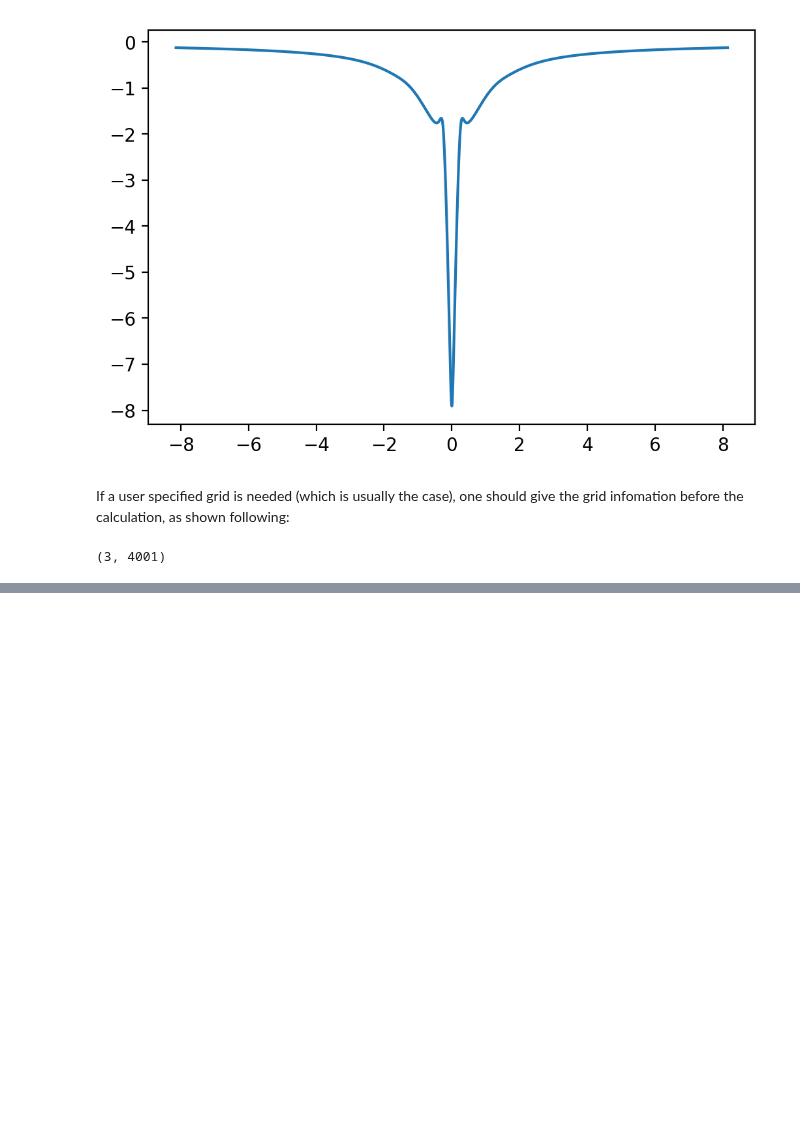
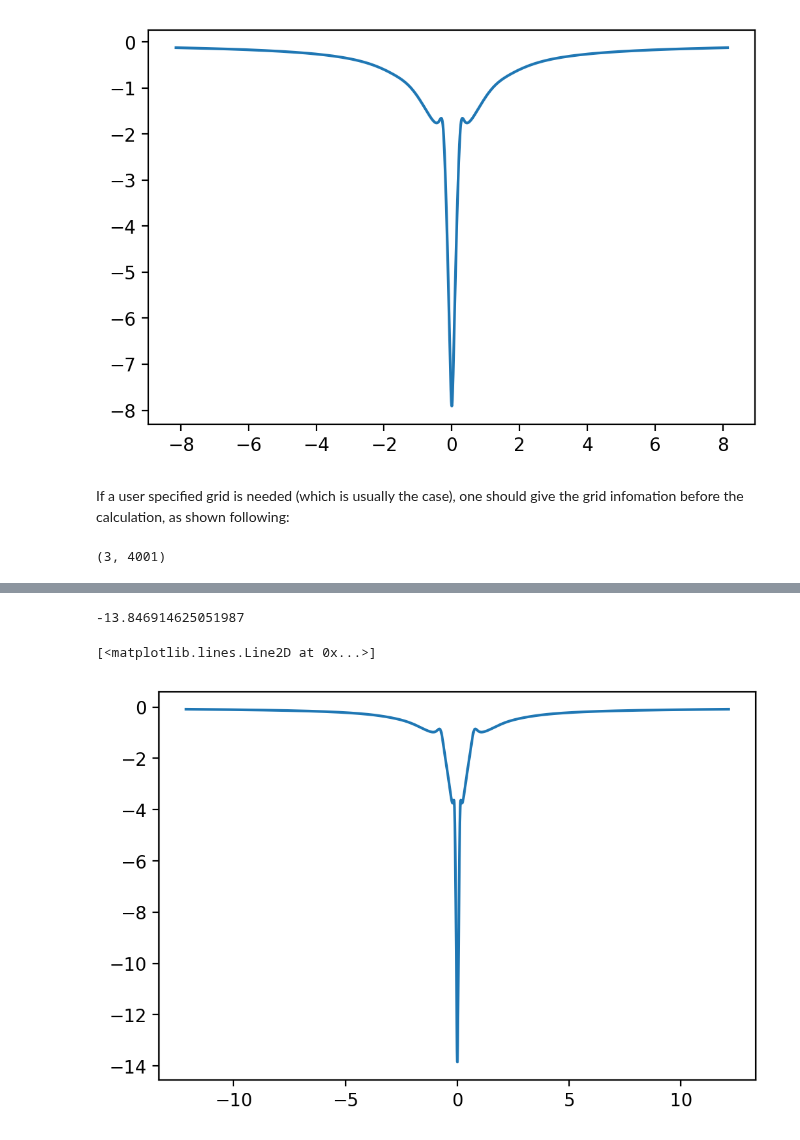
Before and after one commit to wasserman-group/n2v_examples, a Jupyter notebook: mRKS/Nobel_Gas.ipynb, the cells around one changed output, grey strips where cells are left out. Cells and saved outputs as stored; diff of their text form; code cells hidden in the pictures; blank space fills up the shorter version.

```diff
--- a/mRKS/Nobel_Gas.ipynb
+++ b/mRKS/Nobel_Gas.ipynb
@@ -121,0 +122,21 @@ ine.grid.vxc.min()
+# %%
+Ar = psi4.geometry(
+"""
+Ar
+noreorient
+nocom
+units bohr
+symmetry c1
+""" )
+
+psi4.set_options({"reference" : "rhf",
+                  "opdm": True,
+                  "tpdm": True,
+                  'DFT_SPHERICAL_POINTS': 110,  # Usually specify the DFT spherical grid is highly recommended.
+                  'DFT_RADIAL_POINTS': 210,  # See [https://psicode.org/psi4manual/master/dft.html] for options.
+                 })  # Spin-Restricted
+
+# IMPORTANT NOTE: ONLY psi4.CIWavefunction or RHF is supported.
+wfn = psi4.properties("detci/cc-pcvdz", return_wfn=True, molecule=Ar, properties=["dipole"])[1]
+
+iar = n2v.Inverter(wfn)
@@ -121,0 +163,17 @@ ine.grid.vxc.min()
+# %%
+x,y,z,_ = iar.Vpot.get_np_xyzw()
+
+mask = np.bitwise_and(np.isclose(y, 0), np.isclose(z,0))
+order = np.argsort(x[mask])
+
+x_plot = x[mask][order]
+vxc_plot = iar.grid.vxc[mask][order]
+np.min(vxc_plot)
+# %% [output]
+-13.846914625051987
+# %%
+fig, axes = plt.subplots(dpi=200)
+axes.plot(x_plot, vxc_plot, label="vxc")
+# %% [output]
+[<matplotlib.lines.Line2D at 0x...>]
+[figure, added]
```
Also changed, not shown: parts of 6 cells of this notebook, 3 other files.
